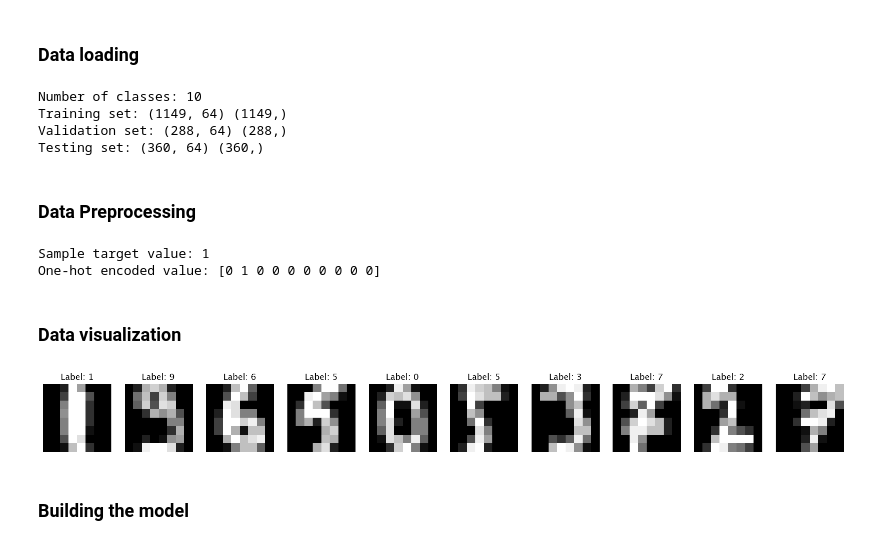
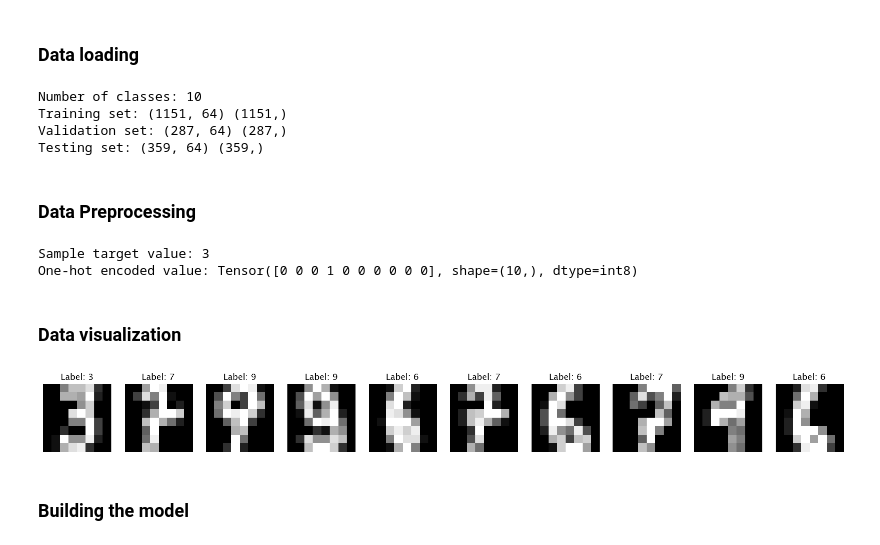
Before and after one commit to FrancescoMontanaro/Machine-Learning-from-scratch, a Jupyter notebook: Deep Learning/Multi-Layer Perceptron (MLP)/train_nn_digits.ipynb, the cells around one changed output. Cells and saved outputs as stored; diff of their text form; code cells hidden in the pictures.

```diff
--- a/Deep Learning/Multi-Layer Perceptron (MLP)/train_nn_digits.ipynb
+++ b/Deep Learning/Multi-Layer Perceptron (MLP)/train_nn_digits.ipynb
@@ -36,37 +36,39 @@ np.random.seed(seed)
 digits = load_digits()
 
 # Extract the number of classes in the dataset
-num_classes = len(np.unique(digits.target)) # type: ignore
+num_classes = len(np.unique(digits['target'])) # type: ignore
 
-# Split the dataset into training and testing sets
-X_train, X_test, y_train, y_test = train_test_split(digits.data, digits.target, test_size=train_test_split_pct, random_state=seed) # type: ignore
+# Extract the input and output data
+data = Tensor(data=digits.get("data", [])) # type: ignore
+labels = Tensor(data=digits.get("target", []), dtype=np.int8) # type: ignore
 
-# Split the training set into training and validation sets
-X_train, X_valid, y_train, y_valid = train_test_split(X_train, y_train, test_size=train_valid_split, random_state=seed) # type: ignore
+# Split the dataset into training, validation, and testing sets
+X_train, X_test, y_train, y_test = utils.split_data((data, labels), train_test_split_pct, shuffle=True) # type: ignore
+X_train, X_valid, y_train, y_valid = utils.split_data((X_train, y_train), train_valid_split, shuffle=True) # type: ignore
 
 # Print the dataset information
 print("Number of classes:", num_classes)
-print('Training set:', X_train.shape, y_train.shape)
-print('Validation set:', X_valid.shape, y_valid.shape)
-print('Testing set:', X_test.shape, y_test.shape)
+print('Training set:', X_train.shape(), y_train.shape())
+print('Validation set:', X_valid.shape(), y_valid.shape())
+print('Testing set:', X_test.shape(), y_test.shape())
 # %% [output]
 Number of classes: 10
-Training set: (1149, 64) (1149,)
-Validation set: (288, 64) (288,)
-Testing set: (360, 64) (360,)
+Training set: (1151, 64) (1151,)
+Validation set: (287, 64) (287,)
+Testing set: (359, 64) (359,)
 # %% [markdown]
 ### Data Preprocessing
 # %%
 # Normalization
-def normalize(X: np.ndarray) -> np.ndarray:
+def normalize(X: Tensor) -> Tensor:
     """
     Normalize the input data by dividing by the maximum value in the training set.
 
     Parameters:
-    - X (np.ndarray): The input data to normalize
+    - X (Tensor): The input data to normalize
 
     Returns:
-    - np.ndarray: The normalized input data
+    - Tensor: The normalized input data
     """
 
     # Normalize the input data
@@ -82,47 +84,48 @@ y_train_encoded = utils.one_hot_encoding(y=y_train, n_classes=num_classes)
 y_valid_encoded = utils.one_hot_encoding(y=y_valid, n_classes=num_classes)
 
 # Print one sample encoding
-print("Sample target value:", y_train[0])
+print("Sample target value:", y_train[0].data)
 print("One-hot encoded value:", y_train_encoded[0])
 # %% [output]
-Sample target value: 1
-One-hot encoded value: [0 1 0 0 0 0 0 0 0 0]
+Sample target value: 3
+One-hot encoded value: Tensor([0 0 0 1 0 0 0 0 0 0], shape=(10,), dtype=int8)
 # %% [markdown]
 ### Data visualization
 # %%
 def plot_samples(samples: list[np.ndarray], labels: list[np.ndarray]) -> None:
     """
     Plot the samples in a grid.
 
     Parameters:
     - samples (list[np.ndarray]): The samples to plot
     - labels (list[np.ndarray]): The labels of the samples
     """
 
     reshaped_samples = []
+
     # Iterate over the samples
     for sample in samples:
         # Compute the new shape
         new_shape = np.sqrt(sample.shape).astype(int)[0]
 
         # Reshape the sample
         sample = sample.reshape(new_shape, new_shape)
 
         # Append the reshaped sample
         reshaped_samples.append(sample)
 
     # Plot the samples in a grid
-    fig, axes = plt.subplots(1, len(samples), figsize=(20, 5))
+    _, axes = plt.subplots(1, len(samples), figsize=(20, 5))
     for i, ax in enumerate(axes):
         ax.imshow(reshaped_samples[i], cmap='gray')
         ax.set_title(f'Label: {labels[i]}')
         ax.axis('off')
 
 
 # Plot the first 10 samples
-plot_samples(list(X_train[:10]), y_train[:10])
+plot_samples(list(X_train.data[:10]), list(y_train.data[:10]))
 # %% [output]
-[figure, old version]
+[figure, new version]
 # %% [markdown]
 ### Building the model
 # %%
```
Also changed, not shown: parts of 7 cells of this notebook, 17 other files.
